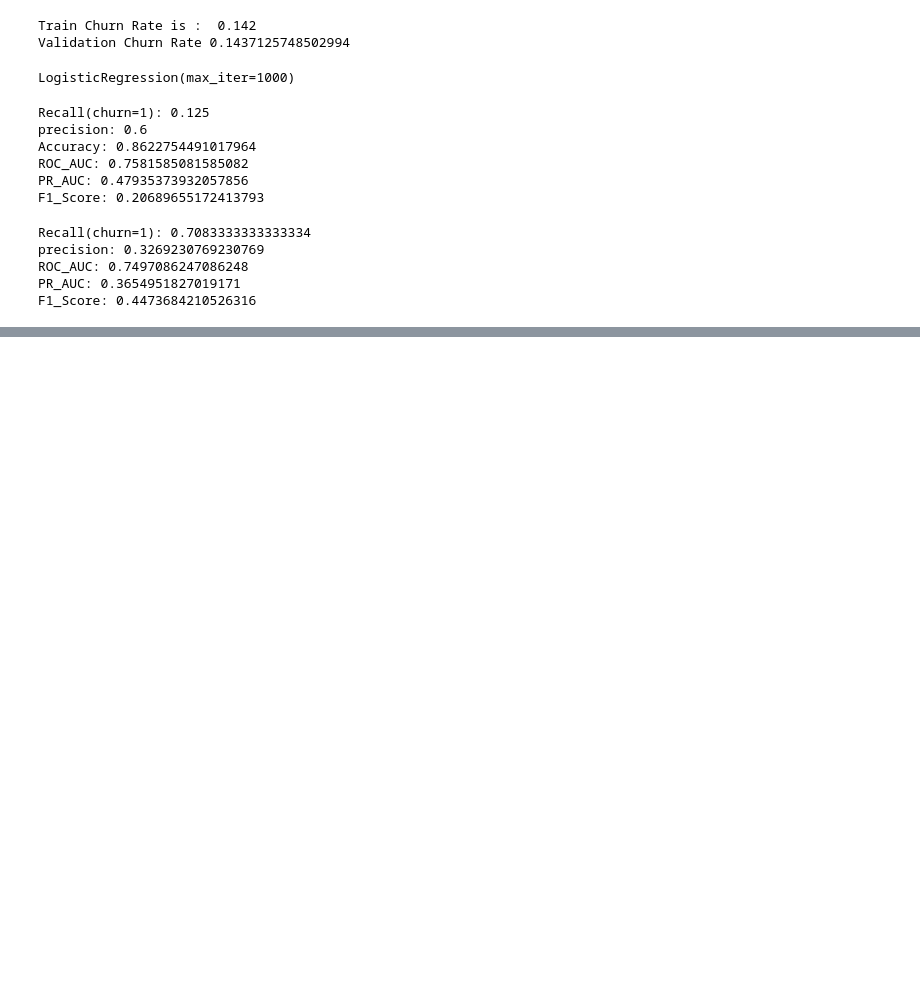
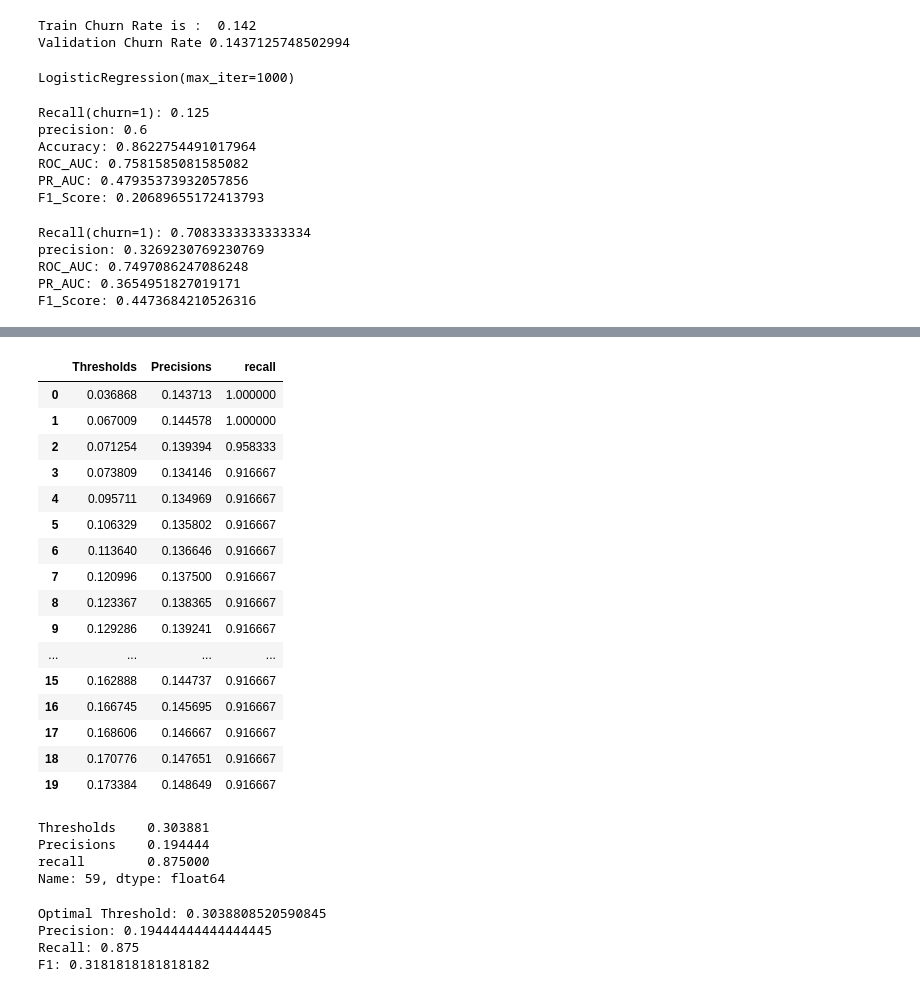
Before and after one commit to karthik-009g/Telecom-customer_Churn-project, a Jupyter notebook: Telecom churn analysis.ipynb, the cells around one changed output, grey strips where cells are left out. Drawn from its saved outputs; the diff is of its cells as text; code cells hidden in the pictures; blank space fills up the shorter version.

```diff
--- a/Telecom churn analysis.ipynb
+++ b/Telecom churn analysis.ipynb
@@ -509,0 +550,30 @@ F1_Score: 0.4473684210526316
+# %%
+target_df = thresholds_df[thresholds_df["recall"]>0.85]
+target_df.head(20)
+# %% [output]
+|  | Thresholds | Precisions | recall |
+| 0 | 0.036868 | 0.143713 | 1.000000 |
+| 1 | 0.067009 | 0.144578 | 1.000000 |
+| 2 | 0.071254 | 0.139394 | 0.958333 |
+| 3 | 0.073809 | 0.134146 | 0.916667 |
+| 4 | 0.095711 | 0.134969 | 0.916667 |
+| 5 | 0.106329 | 0.135802 | 0.916667 |
+| 6 | 0.113640 | 0.136646 | 0.916667 |
+| 7 | 0.120996 | 0.137500 | 0.916667 |
+| 8 | 0.123367 | 0.138365 | 0.916667 |
+| 9 | 0.129286 | 0.139241 | 0.916667 |
+| ... | ... | ... | ... |
+| 15 | 0.162888 | 0.144737 | 0.916667 |
+| 16 | 0.166745 | 0.145695 | 0.916667 |
+| 17 | 0.168606 | 0.146667 | 0.916667 |
+| 18 | 0.170776 | 0.147651 | 0.916667 |
+| 19 | 0.173384 | 0.148649 | 0.916667 |
+# %%
+optimal_row = target_df.sort_values(by = "Precisions", ascending = False).iloc[0]
+optimal_threshold = optimal_row["Thresholds"]
+print(optimal_row)
+# %% [output]
+Thresholds    0.303881
+Precisions    0.194444
+recall        0.875000
+Name: 59, dtype: float64
@@ -509,0 +582,14 @@ F1_Score: 0.4473684210526316
+# %%
+from sklearn.metrics import precision_score,recall_score,f1_score
+precision_optimal =  precision_score(y_test,y_test_pred_optimal)
+recall_optimal = recall_score(y_test,y_test_pred_optimal)
+f1_optimal = f1_score(y_test,y_test_pred_optimal)
+print("Optimal Threshold:", optimal_threshold)
+print("Precision:", precision_optimal)
+print("Recall:", recall_optimal)
+print("F1:", f1_optimal)
+# %% [output]
+Optimal Threshold: 0.3038808520590845
+Precision: 0.19444444444444445
+Recall: 0.875
+F1: 0.3181818181818182
```
Also changed, not shown: parts of 5 cells of this notebook.
